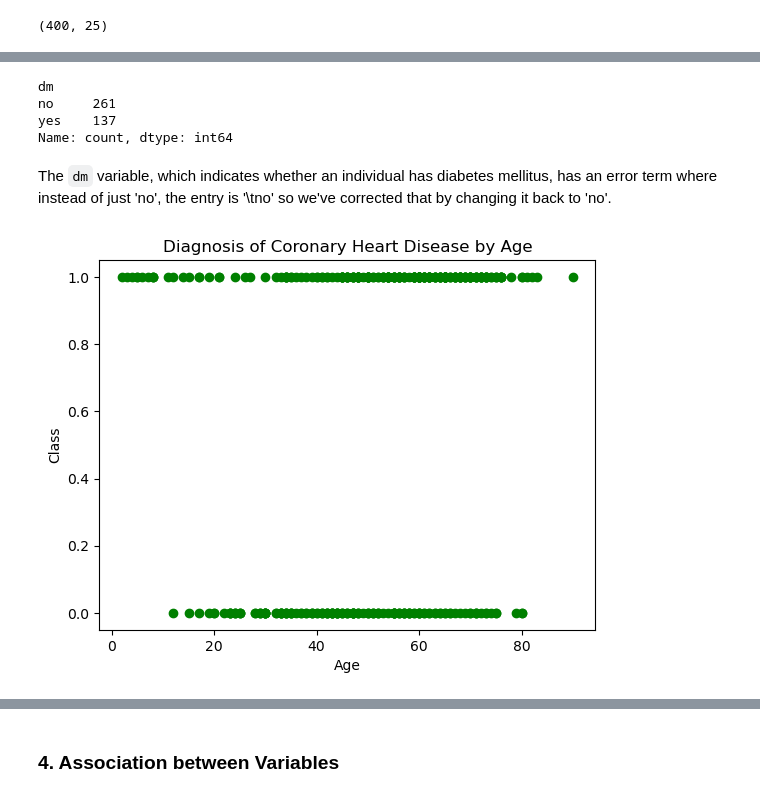
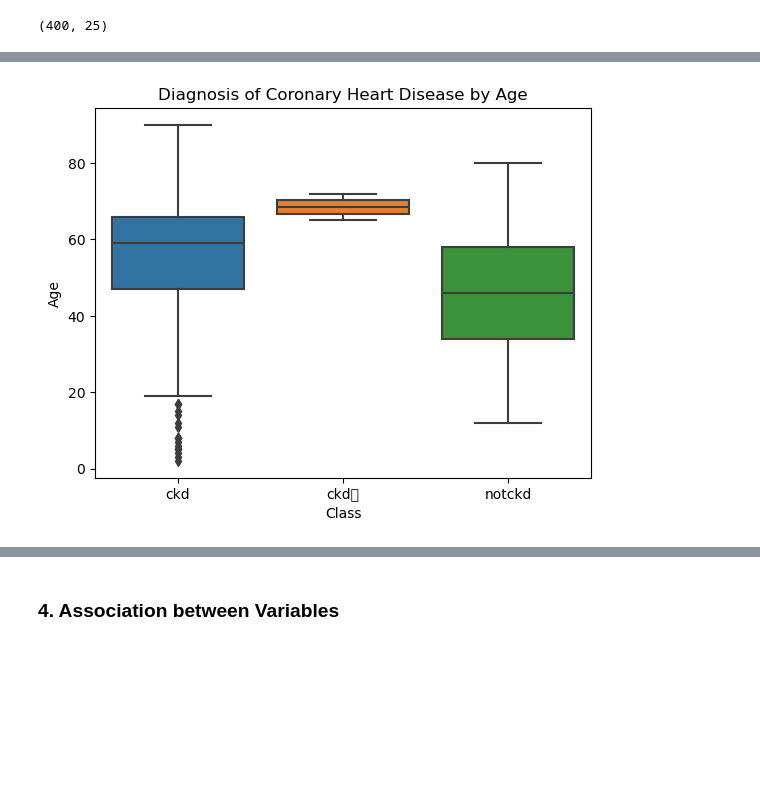
Before and after one commit to nimerkb/Assign6, a Jupyter notebook: assignment6.ipynb, the cells around one changed output, grey strips where cells are left out. Drawn from its saved outputs; the diff is of its cells as text; code cells hidden in the pictures; blank space fills up the shorter version.

```diff
--- a/assignment6.ipynb
+++ b/assignment6.ipynb
@@ -87,0 +47,3 @@ For now, we will simply take the `class` variable (the response) and convert it
+# %%
+df = pd.read_csv("https://archive.ics.uci.edu/static/public/336/data.csv")
+df.head()
@@ -87,0 +68,8 @@ For now, we will simply take the `class` variable (the response) and convert it
+# %%
+df.dtypes # original data set variable types
+
+cat_columns = ['sg','al','su','rbc','pc','pcc','ba','htn','dm','cad','appet','pe','ane','class']
+for col in cat_columns:
+    df[col] = pd.Categorical(df[col])
+
+df.dtypes # after converting nominal to categorical
@@ -115,14 +103,0 @@ for col in cat_columns:
-# %%
-df['class'].value_counts() # ckd\t assignment instead of ckd so we need to correct it
-cl = df['class'].str.replace('ckd\t','ckd')
-df['class'] = cl
-df['class'].value_counts()
-
-# Converting Class variable to categorical (predictor)
-df['class'] = pd.Categorical(
-    df['class'],
-    categories=["notckd", "ckd"],
-    ordered=True
-    )
-df['class'] = df['class'].cat.codes
-df.head()
@@ -203,22 +130,8 @@ dtype: int64
-# %%
-dm = df.dm
-dm = dm.str.replace('\tno','no')
-dm.value_counts()
-
-df.dm = dm
-df.dm.value_counts()
-# %% [output]
-dm
-no     261
-yes    137
-Name: count, dtype: int64
-# %% [markdown]
-The `dm` variable, which indicates whether an individual has diabetes mellitus, has an error term where instead of just 'no', the entry is '\tno' so we've corrected that by changing it back to 'no'.
 # %%
-plt.scatter(df['age'], df['class'], color = 'green')
+sns.boxplot(x = df['class'], y = df['age'])
 plt.title('Diagnosis of Coronary Heart Disease by Age')
-plt.xlabel('Age')
-plt.ylabel('Class')
+plt.xlabel('Class')
+plt.ylabel('Age')
 plt.show()
 # %% [output]
-[figure, old version]
+[figure, new version]
```
Also changed, not shown: parts of 21 cells of this notebook.
